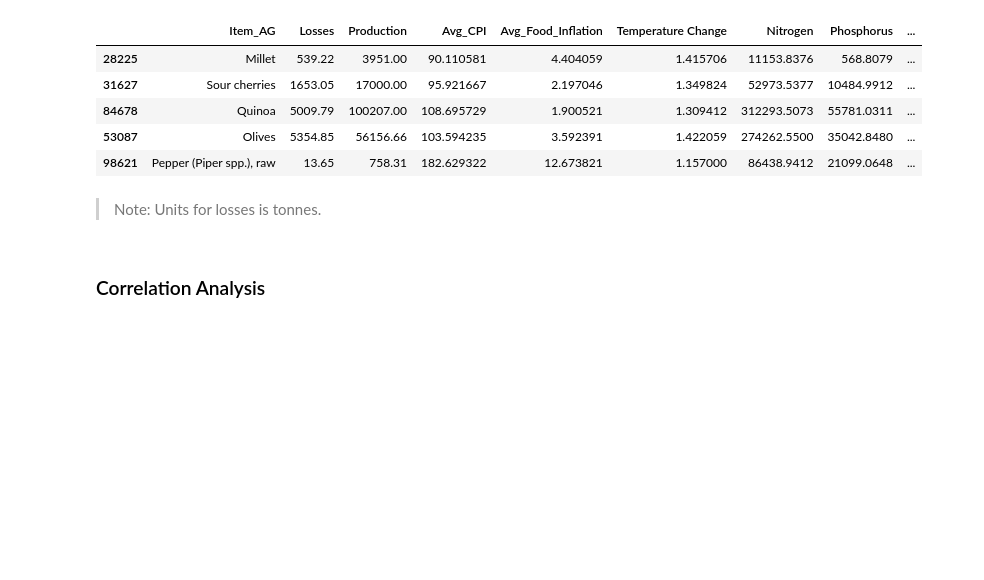
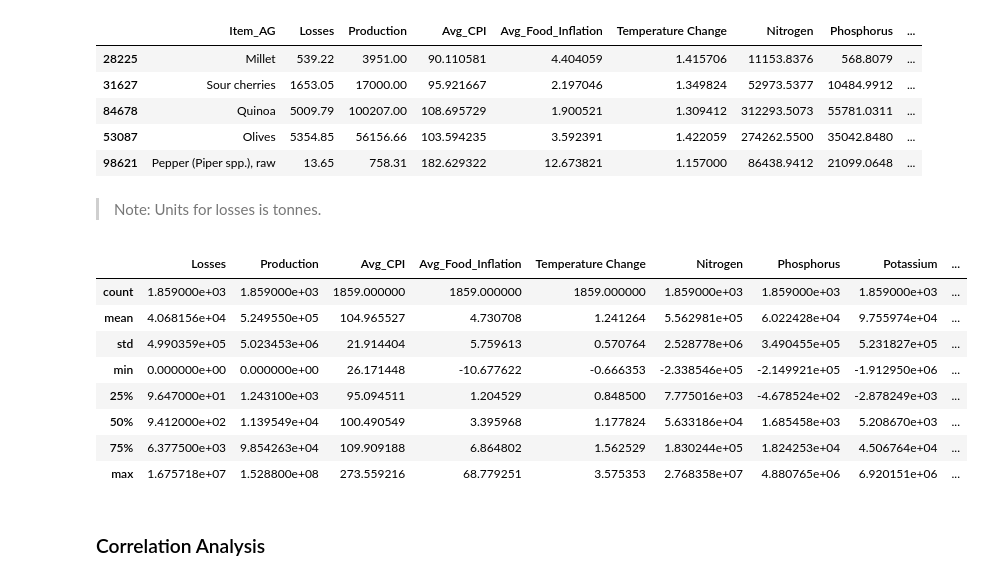
Before and after one commit to zerrynlh/Predicting-Crop-Losses-Using-Economic-Environmental-and-Agricultural-Factors, a Jupyter notebook: models.ipynb, the cells around one changed output. Drawn from its saved outputs; the diff is of its cells as text; code cells hidden in the pictures; blank space fills up the shorter version.

```diff
--- a/models.ipynb
+++ b/models.ipynb
@@ -265,6 +265,18 @@ agri_data.head()
 | 98621 | Pepper (Piper spp.), raw | 13.65 | 758.31 | 182.629322 | 12.673821 | 1.157000 | 86438.9412 | 21099.0648 | ... |
 # %% [markdown]
 >Note: Units for losses is tonnes.
+# %%
+agri_data.describe()
+# %% [output]
+|  | Losses | Production | Avg_CPI | Avg_Food_Inflation | Temperature Change | Nitrogen | Phosphorus | Potassium | ... |
+| count | 1.859000e+03 | 1.859000e+03 | 1859.000000 | 1859.000000 | 1859.000000 | 1.859000e+03 | 1.859000e+03 | 1.859000e+03 | ... |
+| mean | 4.068156e+04 | 5.249550e+05 | 104.965527 | 4.730708 | 1.241264 | 5.562981e+05 | 6.022428e+04 | 9.755974e+04 | ... |
+| std | 4.990359e+05 | 5.023453e+06 | 21.914404 | 5.759613 | 0.570764 | 2.528778e+06 | 3.490455e+05 | 5.231827e+05 | ... |
+| min | 0.000000e+00 | 0.000000e+00 | 26.171448 | -10.677622 | -0.666353 | -2.338546e+05 | -2.149921e+05 | -1.912950e+06 | ... |
+| 25% | 9.647000e+01 | 1.243100e+03 | 95.094511 | 1.204529 | 0.848500 | 7.775016e+03 | -4.678524e+02 | -2.878249e+03 | ... |
+| 50% | 9.412000e+02 | 1.139549e+04 | 100.490549 | 3.395968 | 1.177824 | 5.633186e+04 | 1.685458e+03 | 5.208670e+03 | ... |
+| 75% | 6.377500e+03 | 9.854263e+04 | 109.909188 | 6.864802 | 1.562529 | 1.830244e+05 | 1.824253e+04 | 4.506764e+04 | ... |
+| max | 1.675718e+07 | 1.528800e+08 | 273.559216 | 68.779251 | 3.575353 | 2.768358e+07 | 4.880765e+06 | 6.920151e+06 | ... |
 # %% [markdown]
 ### Correlation Analysis
 # %% [markdown]
```
Also changed, not shown: parts of 30 cells of this notebook, 11 other files.
